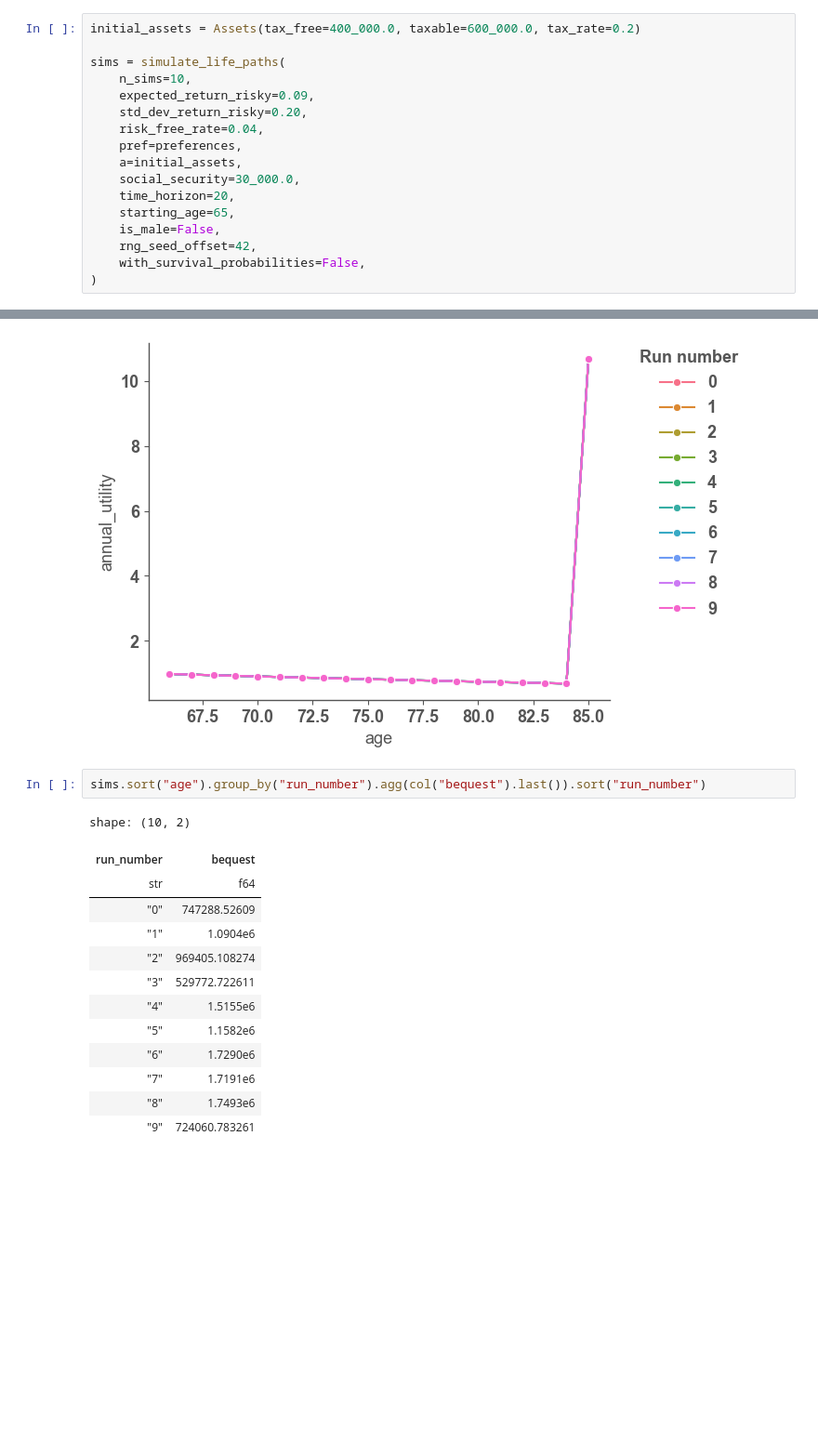
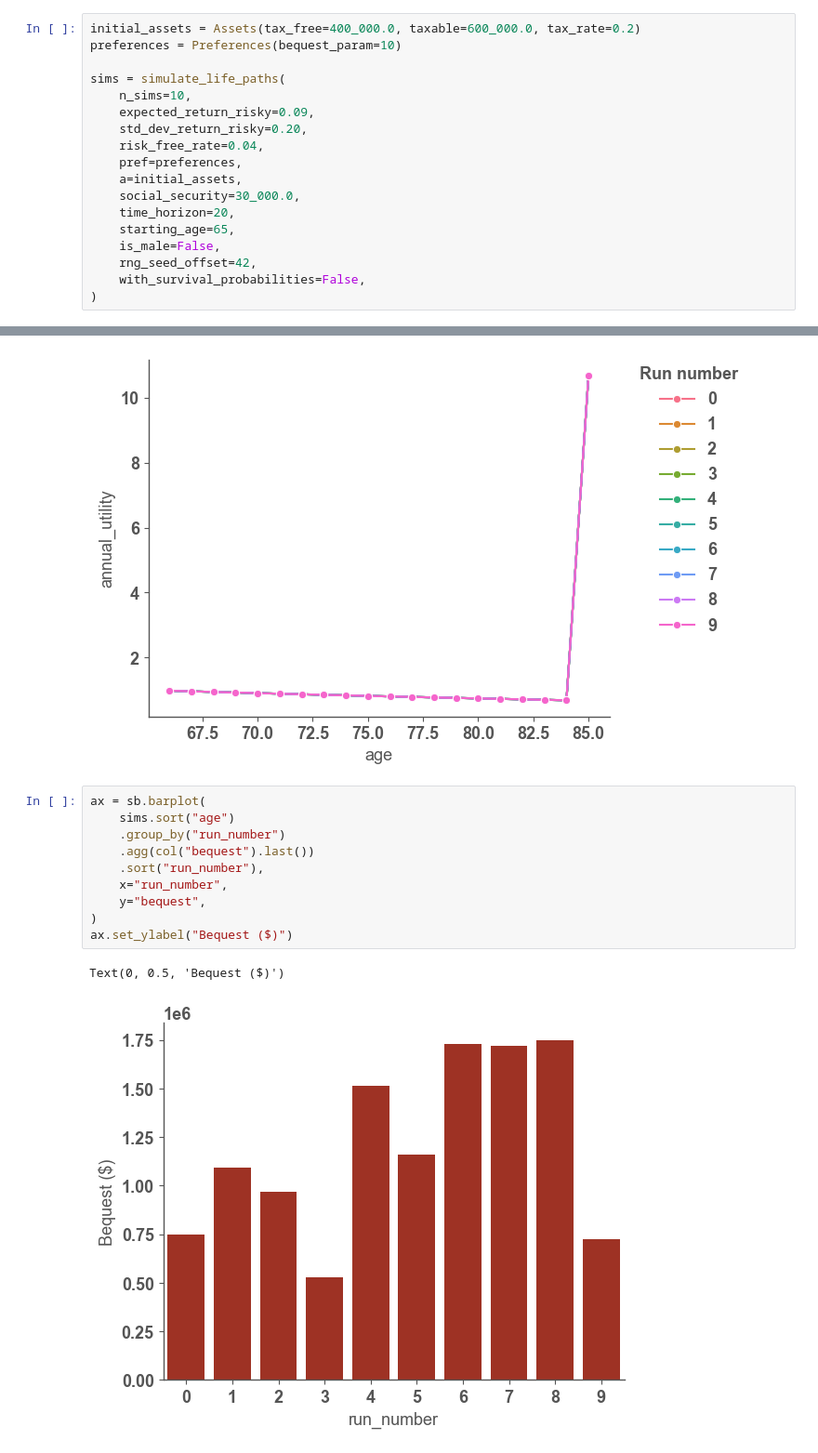
Before and after one commit to jaryaman/financial-decisions, a Jupyter notebook: notebooks/6-monte-carlo.ipynb, the cells around one changed output, grey strips where cells are left out. Shown at 93% size. Saved outputs shown, nothing was run; the diff lists cells and outputs as text; blank space fills up the shorter version.

```diff
--- a/notebooks/6-monte-carlo.ipynb
+++ b/notebooks/6-monte-carlo.ipynb
@@ -43,6 +43,7 @@ from findec.simulate import simulate_life_paths, simulate_life_path
 from findec.dataclasses import Assets
 # %%
 initial_assets = Assets(tax_free=400_000.0, taxable=600_000.0, tax_rate=0.2)
+preferences = Preferences(bequest_param=10)
 
 sims = simulate_life_paths(
     n_sims=10,
@@ -74,18 +75,15 @@ plt.legend(
 # %% [output]
 [figure]
 # %%
-sims.sort("age").group_by("run_number").agg(col("bequest").last()).sort("run_number")
+ax = sb.barplot(
+    sims.sort("age")
+    .group_by("run_number")
+    .agg(col("bequest").last())
+    .sort("run_number"),
+    x="run_number",
+    y="bequest",
+)
+ax.set_ylabel("Bequest ($)")
 # %% [output]
-shape: (10, 2)
+Text(0, 0.5, 'Bequest ($)')
-| run_number | bequest |
-| str | f64 |
-| "0" | 747288.52609 |
-| "1" | 1.0904e6 |
-| "2" | 969405.108274 |
-| "3" | 529772.722611 |
-| "4" | 1.5155e6 |
-| "5" | 1.1582e6 |
-| "6" | 1.7290e6 |
-| "7" | 1.7191e6 |
-| "8" | 1.7493e6 |
-| "9" | 724060.783261 |
+[figure, added]
```
Also changed, not shown: parts of 3 cells of this notebook, 1 other file.
